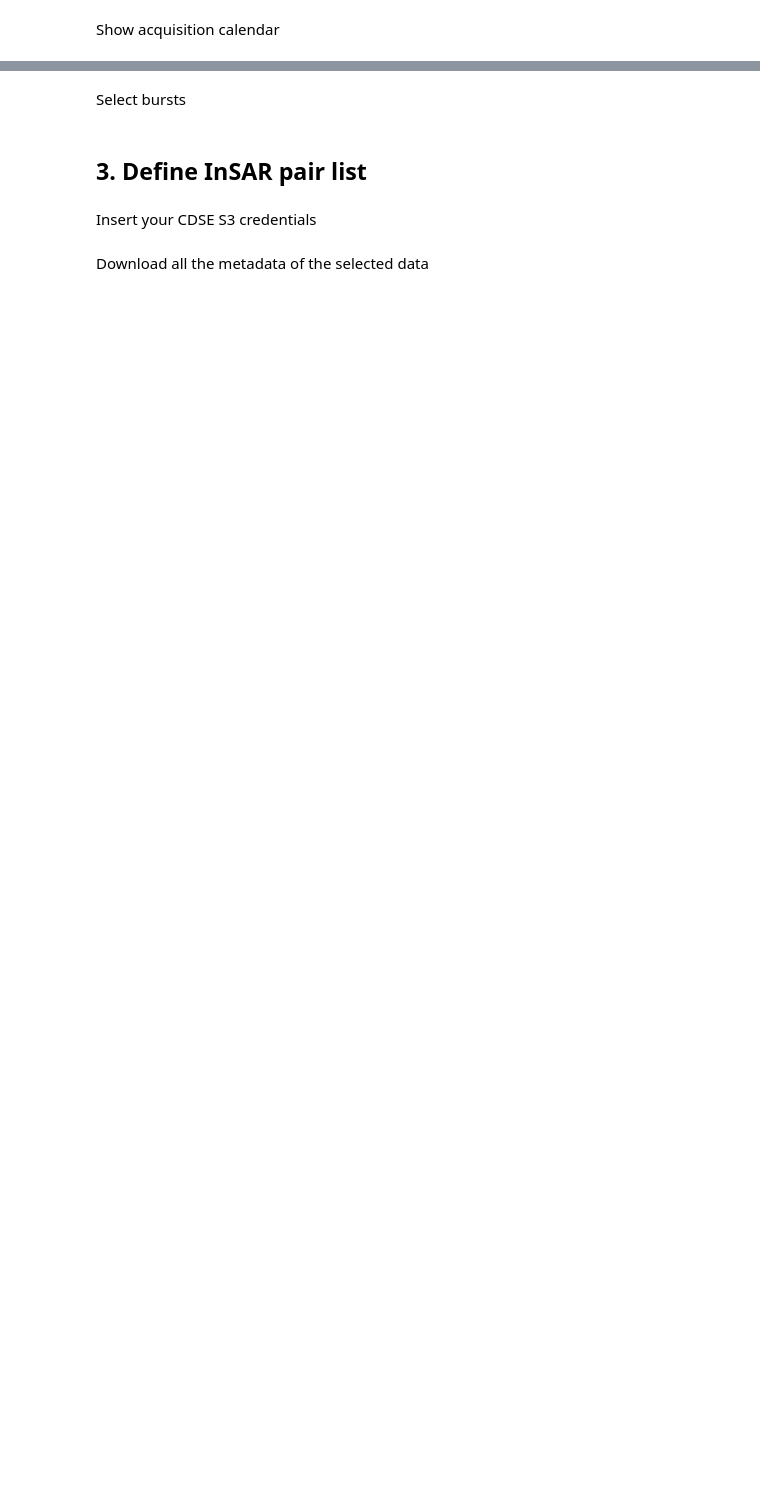
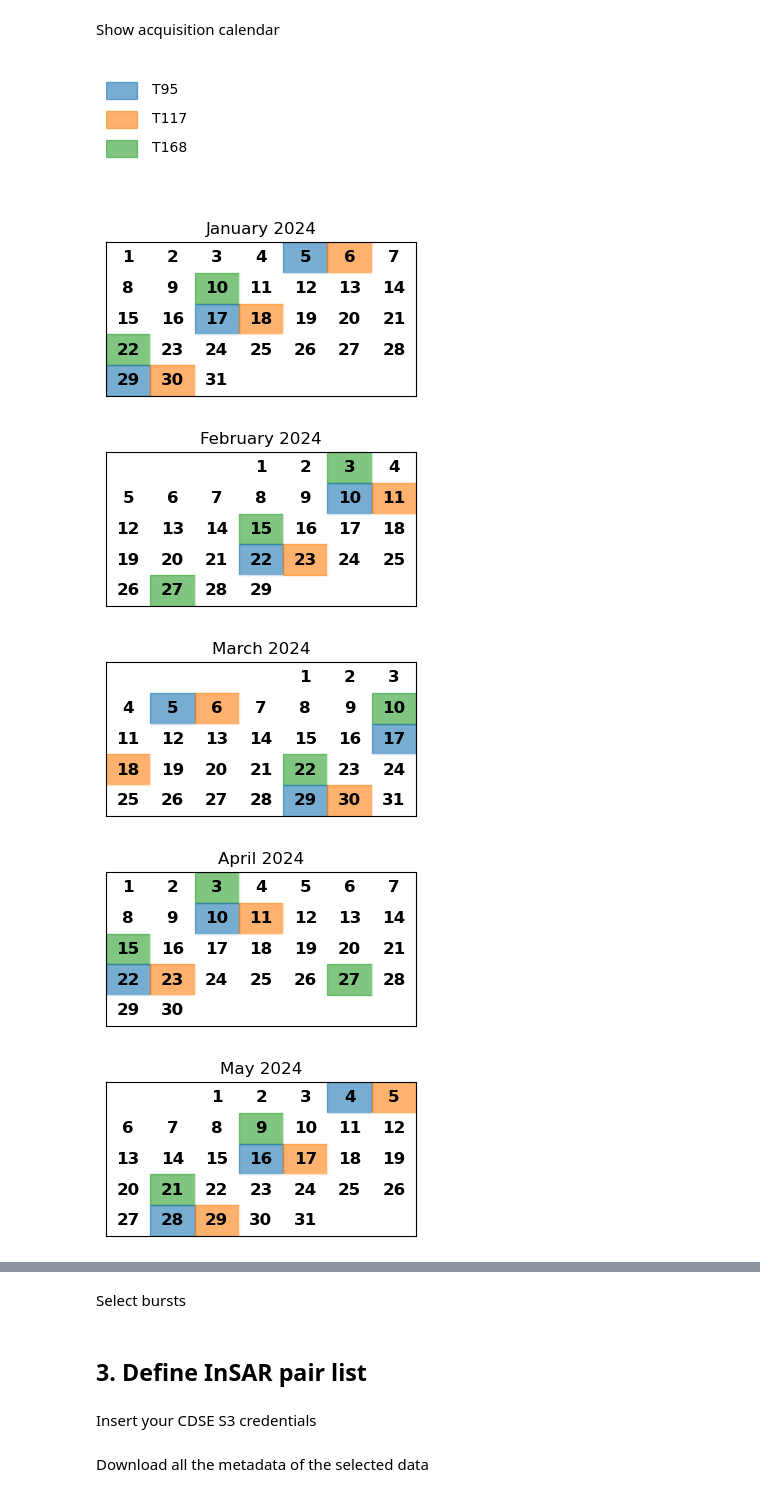
Before and after one commit to cloudinsar/s1-workflows, a Jupyter notebook: notebooks/LPS_DEMO/Input_selection.ipynb, the cells around one changed output, grey strips where cells are left out. Cells and saved outputs as stored; diff of their text form; code cells hidden in the pictures; blank space fills up the shorter version.

```diff
--- a/notebooks/LPS_DEMO/Input_selection.ipynb
+++ b/notebooks/LPS_DEMO/Input_selection.ipynb
@@ -40,7 +58,7 @@ Set the temporal range of interest, polarization and area of interest as WKT
 start_date = "2024-01-01"
 end_date = "2025-01-30"
 
-aoi = "" # e.g. 'POLYGON ((11.28 46.47, 11.28 46.52, 11.44 46.52, 11.44 46.47, 11.28 46.47))'
+aoi = "POLYGON ((11.28 46.47, 11.28 46.52, 11.44 46.52, 11.44 46.47, 11.28 46.47))" # e.g. 'POLYGON ((11.28 46.47, 11.28 46.52, 11.44 46.52, 11.44 46.47, 11.28 46.47))'
 
 pol = "VV"
 # %% [markdown]
@@ -57,4 +77,11 @@ m
 # %% [markdown]
 Show acquisition calendar
 # %%
-s1_bursts_lib.show_acquisition_calendar(s1_bursts)
+s1_burst_lib.show_acquisition_calendar(s1_bursts)
+# %% [output]
+[figure, added]
+[figure, added]
+[figure, added]
+[figure, added]
+[figure, added]
+[figure, added]
```
Also changed, not shown: parts of 8 cells of this notebook.
